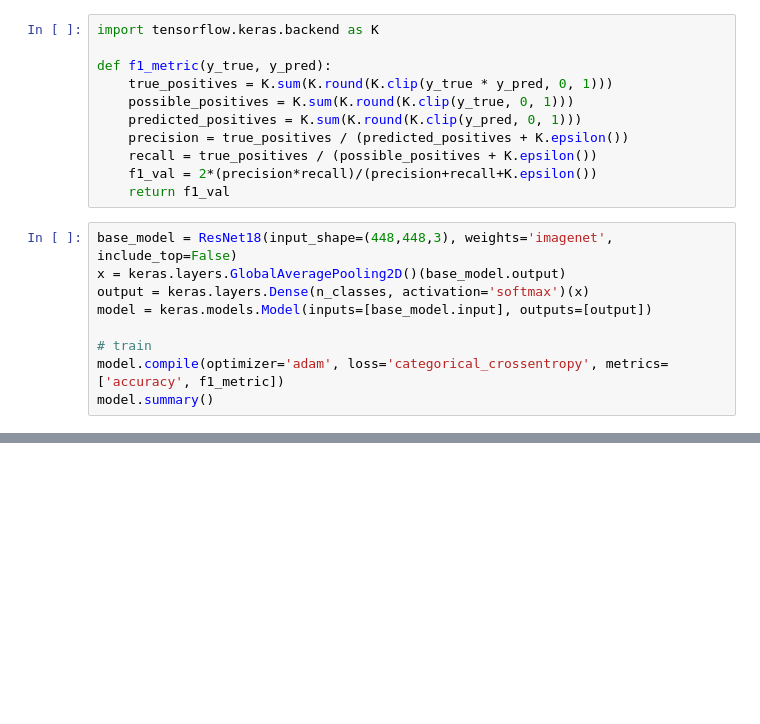
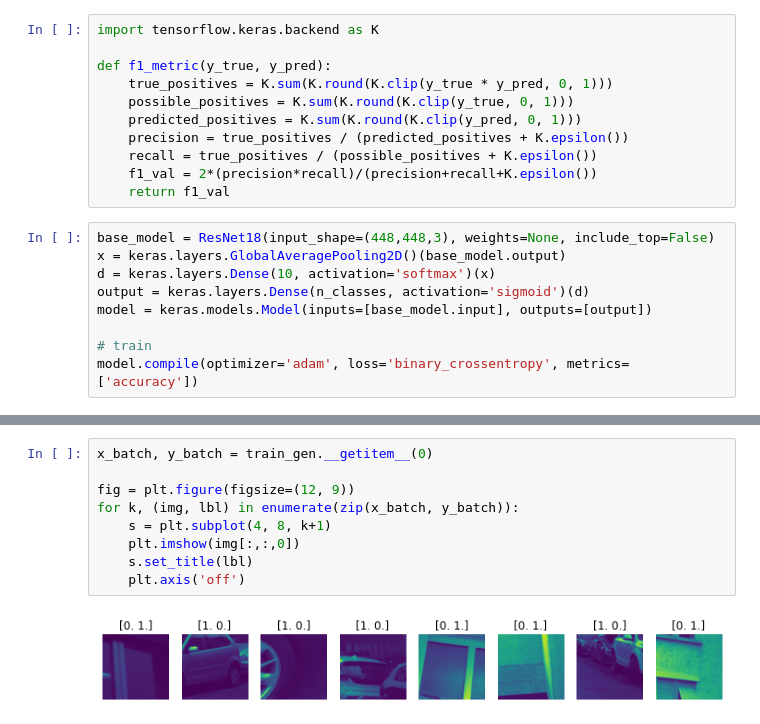
Before and after one commit to gosha20777/master-tesis, a Jupyter notebook: src/experiment-2/train-isp-for-cv-task.ipynb, the cells around one changed output, grey strips where cells are left out. Drawn from its saved outputs; the diff is of its cells as text; blank space fills up the shorter version.

```diff
--- a/src/experiment-2/train-isp-for-cv-task.ipynb
+++ b/src/experiment-2/train-isp-for-cv-task.ipynb
@@ -88,12 +82,12 @@ def f1_metric(y_true, y_pred):
     f1_val = 2*(precision*recall)/(precision+recall+K.epsilon())
     return f1_val
 # %%
-base_model = ResNet18(input_shape=(448,448,3), weights='imagenet', include_top=False)
+base_model = ResNet18(input_shape=(448,448,3), weights=None, include_top=False)
 x = keras.layers.GlobalAveragePooling2D()(base_model.output)
-output = keras.layers.Dense(n_classes, activation='softmax')(x)
+d = keras.layers.Dense(10, activation='softmax')(x)
+output = keras.layers.Dense(n_classes, activation='sigmoid')(d)
 model = keras.models.Model(inputs=[base_model.input], outputs=[output])
 
 # train
-model.compile(optimizer='adam', loss='categorical_crossentropy', metrics=['accuracy', f1_metric])
-model.summary()
+model.compile(optimizer='adam', loss='binary_crossentropy', metrics=['accuracy'])
 # %% [output]
@@ -159,0 +249,11 @@ _________________________________________________________________
+# %%
+x_batch, y_batch = train_gen.__getitem__(0)
+
+fig = plt.figure(figsize=(12, 9))
+for k, (img, lbl) in enumerate(zip(x_batch, y_batch)):
+    s = plt.subplot(4, 8, k+1)
+    plt.imshow(img[:,:,0])
+    s.set_title(lbl)
+    plt.axis('off')
+# %% [output]
+[figure, added]
```
Also changed, not shown: parts of 11 cells of this notebook, 1 other file.
